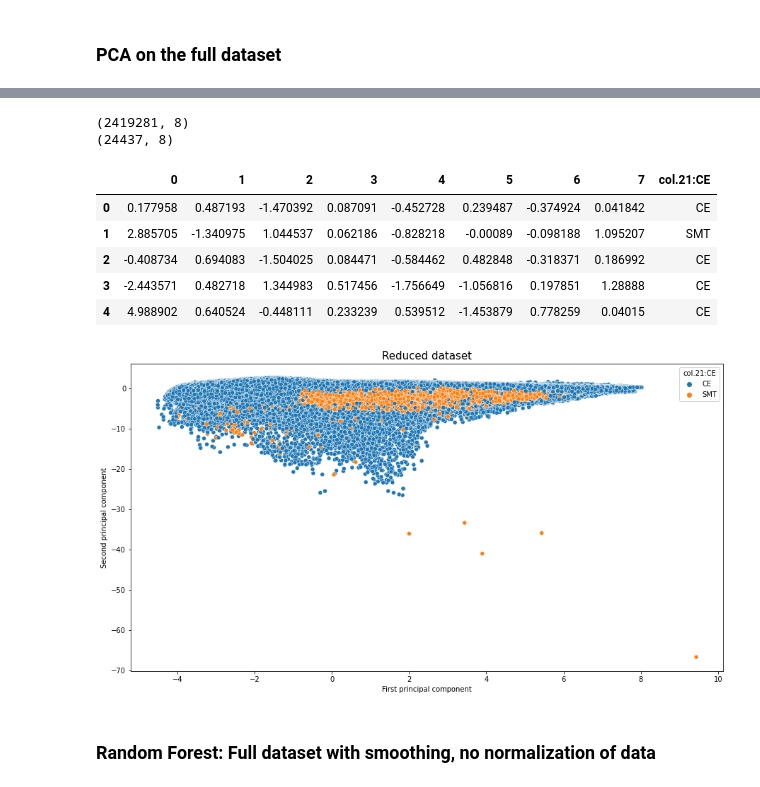
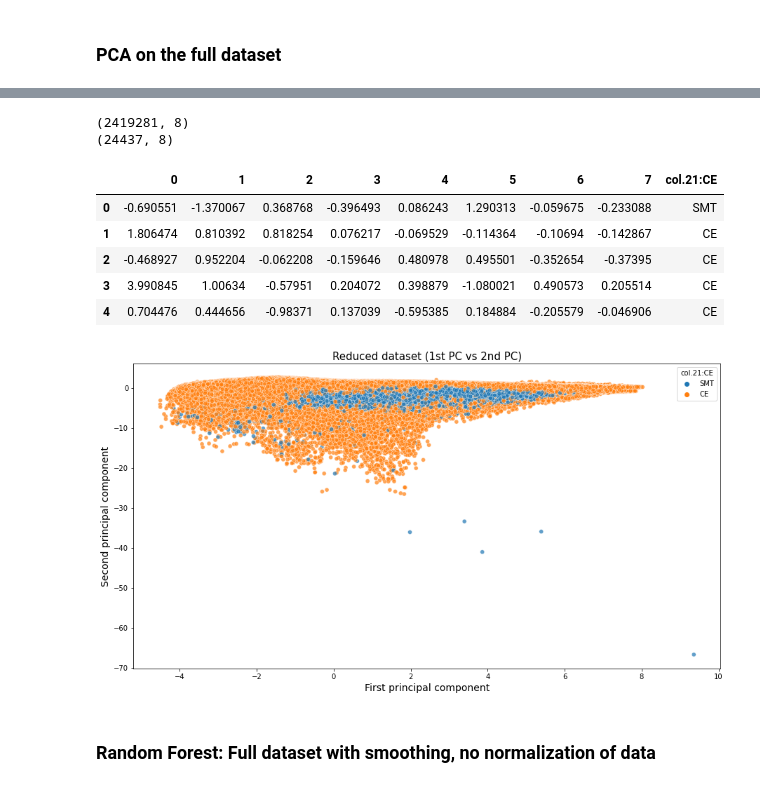
Before and after one commit to PaoloZinesi/TheFormationOfBinaryBlackHoles, a Jupyter notebook: LCP_projects_Y4-Group9/Project.ipynb, the cells around one changed output, grey strips where cells are left out. Drawn from its saved outputs; the diff is of its cells as text; code cells hidden in the pictures.

Commit message:
fixed table in PCA on full dataset, added vline in m1 plot

```diff
--- a/LCP_projects_Y4-Group9/Project.ipynb
+++ b/LCP_projects_Y4-Group9/Project.ipynb
@@ -563,35 +547,35 @@ Percent of the total variability explained by the 8 principal components: 0.9891
 # %%
 # Data in the PCA basis
 data_ = np.dot(X_train_full_, V)
 
 # Reduce the dimensionality of the dataset
 data_reduced = data_[:,:ncomp]
 
 X_train_PCA_full = pd.DataFrame(data_reduced)
 X_test_PCA_full = pd.DataFrame(np.dot(X_test_full_, V)[:,:ncomp])
 print(X_train_PCA_full.shape)
 print(X_test_PCA_full.shape)
 
 df = pd.DataFrame(np.column_stack((X_train_PCA_full, Y_train_full)))
 df.rename(columns = {ncomp:'col.21:CE'}, inplace=True)
 display(df.head())
 
 plt.figure(figsize=(15, 8))
-sns.scatterplot(x=0, y=1, hue='col.21:CE', data=df)
-plt.xlabel('First principal component')
-plt.ylabel('Second principal component')
-plt.title('Reduced dataset', fontsize=15)
+sns.scatterplot(x=0, y=1, hue='col.21:CE', data=df, alpha=0.7)
+plt.xlabel('First principal component', fontsize=14)
+plt.ylabel('Second principal component', fontsize=14)
+plt.title('Reduced dataset (1st PC vs 2nd PC)', fontsize=15)
 plt.show()
 # %% [output]
 (2419281, 8)
 (24437, 8)
 |  | 0 | 1 | 2 | 3 | 4 | 5 | 6 | 7 | col.21:CE |
-| 0 | 0.177958 | 0.487193 | -1.470392 | 0.087091 | -0.452728 | 0.239487 | -0.374924 | 0.041842 | CE |
-| 1 | 2.885705 | -1.340975 | 1.044537 | 0.062186 | -0.828218 | -0.00089 | -0.098188 | 1.095207 | SMT |
-| 2 | -0.408734 | 0.694083 | -1.504025 | 0.084471 | -0.584462 | 0.482848 | -0.318371 | 0.186992 | CE |
-| 3 | -2.443571 | 0.482718 | 1.344983 | 0.517456 | -1.756649 | -1.056816 | 0.197851 | 1.28888 | CE |
-| 4 | 4.988902 | 0.640524 | -0.448111 | 0.233239 | 0.539512 | -1.453879 | 0.778259 | 0.04015 | CE |
+| 0 | -0.690551 | -1.370067 | 0.368768 | -0.396493 | 0.086243 | 1.290313 | -0.059675 | -0.233088 | SMT |
+| 1 | 1.806474 | 0.810392 | 0.818254 | 0.076217 | -0.069529 | -0.114364 | -0.10694 | -0.142867 | CE |
+| 2 | -0.468927 | 0.952204 | -0.062208 | -0.159646 | 0.480978 | 0.495501 | -0.352654 | -0.37395 | CE |
+| 3 | 3.990845 | 1.00634 | -0.57951 | 0.204072 | 0.398879 | -1.080021 | 0.490573 | 0.205514 | CE |
+| 4 | 0.704476 | 0.444656 | -0.98371 | 0.137039 | -0.595385 | 0.184884 | -0.205579 | -0.046906 | CE |
-[figure, old version]
+[figure, new version]
 # %% [markdown]
 ### Random Forest: Full dataset with smoothing, no normalization of data
 # %%
```
Also changed, not shown: parts of 32 cells of this notebook.
